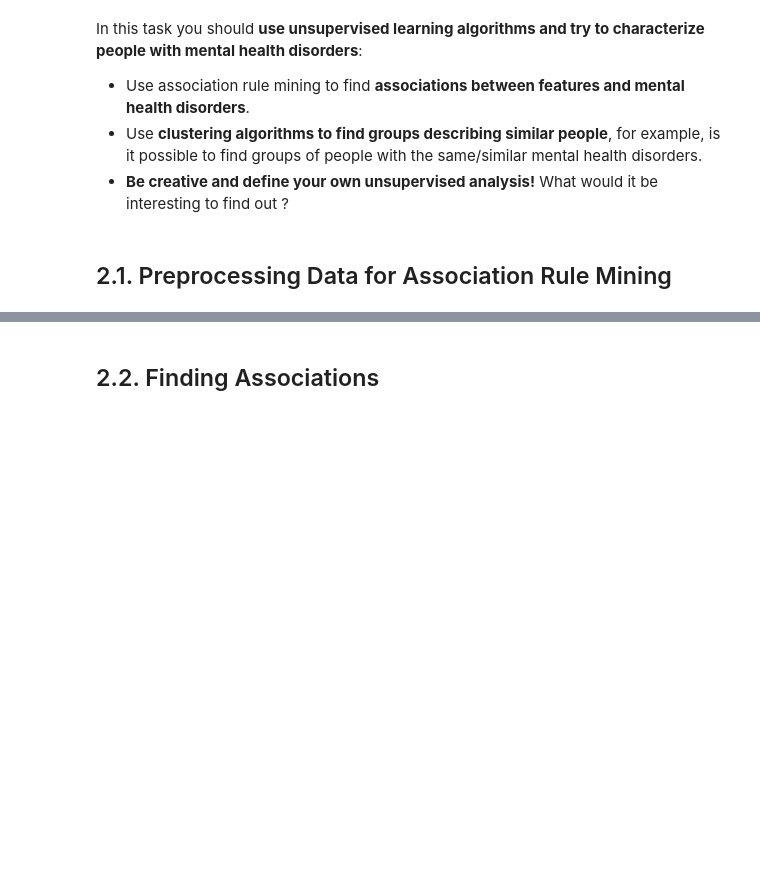
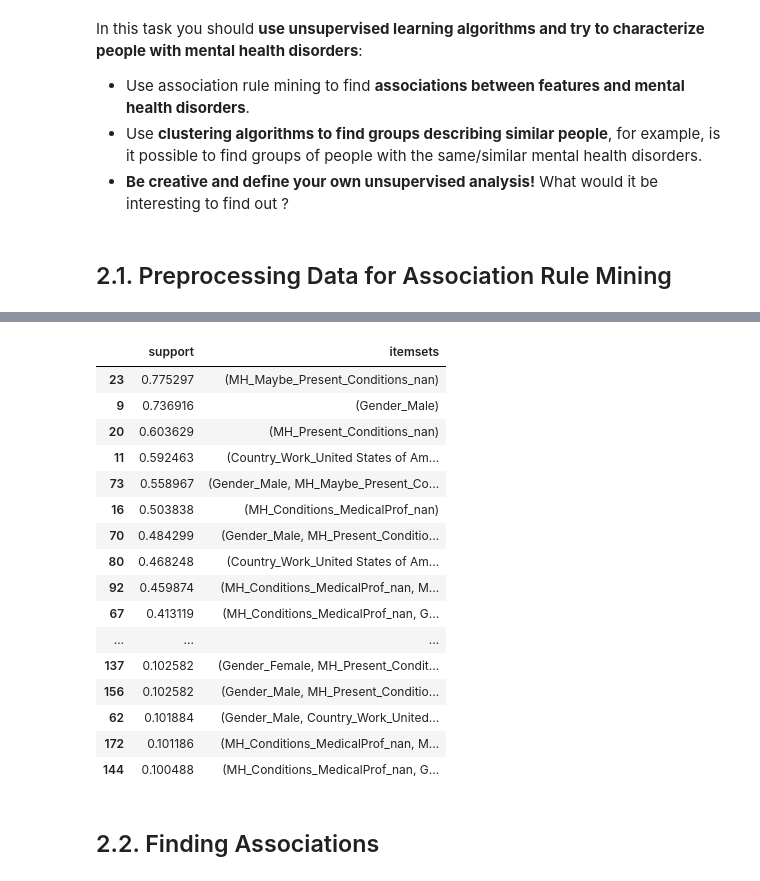
Before and after one commit to flaviacmr/Aprendizagem_Automatica, a Jupyter notebook: AA_201819_Project/AA_201819_Project/AA_201819_Project_FR2.ipynb, the cells around one changed output, grey strips where cells are left out. Saved outputs shown, nothing was run; the diff lists cells and outputs as text; code cells hidden in the pictures; blank space fills up the shorter version.

```diff
--- a/AA_201819_Project/AA_201819_Project/AA_201819_Project_FR2.ipynb
+++ b/AA_201819_Project/AA_201819_Project/AA_201819_Project_FR2.ipynb
@@ -990,3 +938,5 @@ print frequent_itemsets
+# %%
+df_to_ssoc.fillna(value=0, inplace=True)
 # %%
 #Compute binary database
 oht = OnehotTransactions()
@@ -1001,3 +948,26 @@ df_mh[columns_to_encode].head(1)
+# %%
+#Compute itemsets with min_support = 60%
+frequent_itemsets = apriori(df_to_ssoc, min_support=0.10, use_colnames=True)
+# %%
+frequent_itemsets.sort_values("support", ascending=False)
+# %% [output]
+|  | support | itemsets |
+| 23 | 0.775297 | (MH_Maybe_Present_Conditions_nan) |
+| 9 | 0.736916 | (Gender_Male) |
+| 20 | 0.603629 | (MH_Present_Conditions_nan) |
+| 11 | 0.592463 | (Country_Work_United States of Am... |
+| 73 | 0.558967 | (Gender_Male, MH_Maybe_Present_Co... |
+| 16 | 0.503838 | (MH_Conditions_MedicalProf_nan) |
+| 70 | 0.484299 | (Gender_Male, MH_Present_Conditio... |
+| 80 | 0.468248 | (Country_Work_United States of Am... |
+| 92 | 0.459874 | (MH_Conditions_MedicalProf_nan, M... |
+| 67 | 0.413119 | (MH_Conditions_MedicalProf_nan, G... |
+| ... | ... | ... |
+| 137 | 0.102582 | (Gender_Female, MH_Present_Condit... |
+| 156 | 0.102582 | (Gender_Male, MH_Present_Conditio... |
+| 62 | 0.101884 | (Gender_Male, Country_Work_United... |
+| 172 | 0.101186 | (MH_Conditions_MedicalProf_nan, M... |
+| 144 | 0.100488 | (MH_Conditions_MedicalProf_nan, G... |
 # %%
 #Compute itemsets with min_support = 60%
 frequent_itemsets = apriori(binary_database, min_support=0.6)
```
Also changed, not shown: parts of 32 cells of this notebook, 1 other file.
